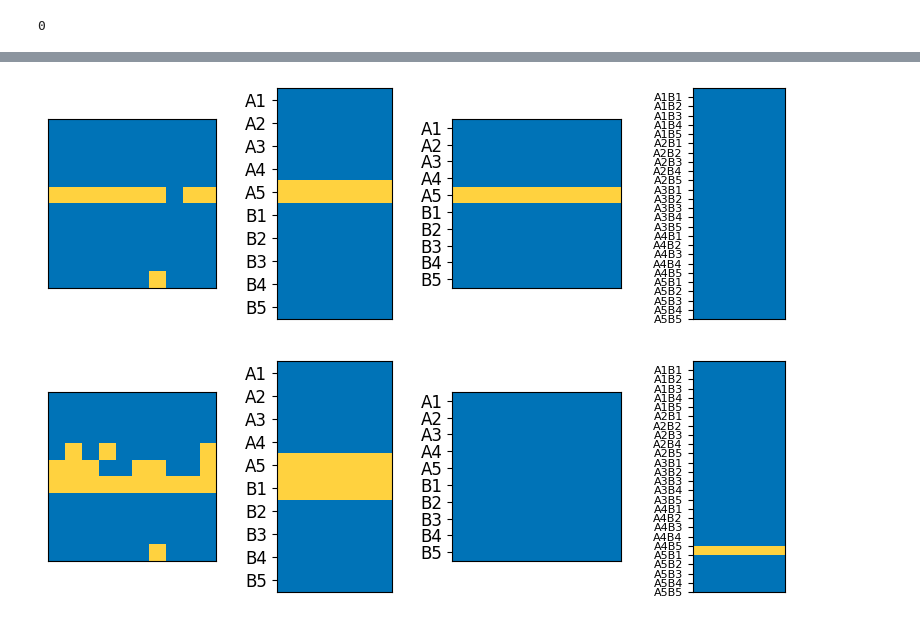
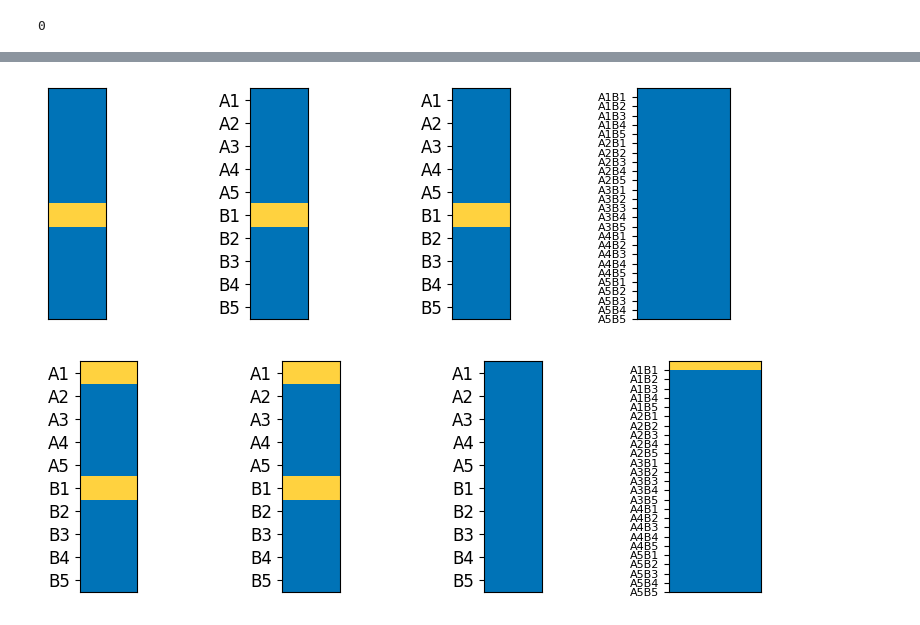
Before and after one commit to albesagonzalez/sensory-semantic-episodes, a Jupyter notebook: Figure_4.ipynb, the cells around one changed output, grey strips where cells are left out. Saved outputs shown, nothing was run; the diff lists cells and outputs as text; code cells hidden in the pictures.

```diff
--- a/Figure_4.ipynb
+++ b/Figure_4.ipynb
@@ -181,5 +96,8 @@ Passing `palette` without assigning `hue` is deprecated and will be removed in v
 # %%
-network = higher_order_selectivity('scrambled', 0, recording_parameters, input_params, latent_specs, initial_network_path, get_network=True)
+initial_network_path = "checkpoints/network_3_B.pt"
+
+
+network = higher_order_selectivity('intact', 1, recording_parameters, input_params, latent_specs, initial_network_path, get_network=True)
 # %% [output]
 0
 50
@@ -250,70 +169,43 @@ ctx, _ = network.activation(ctx_hat, 'ctx', sleep=True, subregion_index=0)
 
 
 fig, ax = plt.subplots(1, 4, figsize=(10, 3))
-ax[0].imshow(mtl[:100].reshape((-1, 10)), cmap=blue_yellow)
-ax[1].imshow(mtl[100:][network.ordered_indices_mtl_semantic[:50]].reshape((-1, 5)), cmap=blue_yellow)
-ax[2].imshow(ctx[network.ordered_indices_ctx][:100].reshape((-1, 10)), cmap=blue_yellow)
+ax[0].imshow(mtl[:100].reshape((-1, 5)), cmap=blue_yellow)
+ax[1].imshow(mtl[100:][network.ordered_indices_mtl_semantic].reshape((-1, 5)), cmap=blue_yellow)
+ax[2].imshow(ctx[network.ordered_indices_ctx][:100].reshape((-1, 5)), cmap=blue_yellow)
 ax[3].imshow(ctx[network.ordered_indices_ctx_episodes[:250]].reshape((-1, 10)), cmap=blue_yellow)
 ax[0].set_xticks([])
 ax[0].set_yticks([])
 ax[1].set_xticks([])
 ax[1].set_yticks([])
 ax[2].set_xticks([])
 ax[3].set_xticks([])
 
 
-# Example parameters
-N = 10  # Total number of y-axis ticks (from 0 to N)
-NA = 5   # Number of A groups
-NB = 5   # Number of B groups
-M = N // (NA + NB)  # Size of each group (equal-sized labels)
-
-# Generate labels
-labels_A = [f"A{i+1}" for i in range(NA)]
-labels_B = [f"B{i+1}" for i in range(NB)]
-labels = labels_A + labels_B
-# Positions for labels (centered in each segment)
-positions = [M * i for i in range(NA + NB)]
-
 
 ax[1].set_yticks(positions, labels, fontsize=12)
-
-# Example parameters
-N = 10  # Total number of y-axis ticks (from 0 to N)
-NA = 5   # Number of A groups
-NB = 5   # Number of B groups
-M = N // (NA + NB)  # Size of each group (equal-sized labels)
-
-# Generate labels
-labels_A = [f"A{i+1}" for i in range(NA)]
-labels_B = [f"B{i+1}" for i in range(NB)]
-labels = labels_A + labels_B
-# Positions for labels (centered in each segment)
-positions = [M * i for i in range(NA + NB)]
-
 ax[2].set_yticks(positions, labels, fontsize=12)
 
 
 
 
 # Example parameters
 N = 25  # Total number of y-axis ticks (from 0 to N)
 NA = 5   # Number of A groups
 NB = 5   # Number of B groups
 M = N // (NA * NB)  # Size of each group (equal-sized segments for each AiBj)
 
 # Generate combination labels
 labels_episodes = [f"A{i+1}B{j+1}" for i in range(NA) for j in range(NB)]
 
 # Positions for labels (centered in each segment)
 positions_episodes = [M * (k + 0.5) for k in range(NA * NB)]
 
 
 ax[3].set_yticks(positions_episodes, labels_episodes, fontsize=8)
 
 plt.savefig('Figures_SVG/6b2.svg', dpi=300, transparent=True)
 # %% [output]
-[figure, old version]
+[figure, new version]
 # %%
 semantic_charge = 2
 mtl_sparsity = (semantic_charge/network.max_semantic_charge_input)*network.mtl_sparsity.clone()
@@ -326,9 +218,9 @@ ctx, _ = network.activation(ctx_hat, 'ctx', sleep=True, subregion_index=1)
 
 
 fig, ax = plt.subplots(1, 4, figsize=(10, 3))
-ax[0].imshow(mtl[:100].reshape((-1, 10)), cmap=blue_yellow)
-ax[1].imshow(mtl[100:][network.ordered_indices_mtl_semantic[:50]].reshape((-1, 5)), cmap=blue_yellow)
-ax[2].imshow(ctx[:100].reshape((-1, 10)), cmap=blue_yellow)
+ax[0].imshow(mtl[:100].reshape((-1, 5)), cmap=blue_yellow)
+ax[1].imshow(mtl[100:][network.ordered_indices_mtl_semantic].reshape((-1, 5)), cmap=blue_yellow)
+ax[2].imshow(ctx[:100].reshape((-1, 5)), cmap=blue_yellow)
 ax[3].imshow(ctx[network.ordered_indices_ctx_episodes][:250].reshape((-1, 10)), cmap=blue_yellow)
 ax[0].set_xticks([])
 ax[0].set_yticks([])
@@ -337,36 +229,9 @@ ax[1].set_yticks([])
 ax[2].set_xticks([])
 ax[3].set_xticks([])
 
-# Example parameters
-N = 10  # Total number of y-axis ticks (from 0 to N)
-NA = 5   # Number of A groups
-NB = 5   # Number of B groups
-M = N // (NA + NB)  # Size of each group (equal-sized labels)
 
-# Generate labels
-labels_A = [f"A{i+1}" for i in range(NA)]
-labels_B = [f"B{i+1}" for i in range(NB)]
-labels = labels_A + labels_B
-# Positions for labels (centered in each segment)
-positions = [M * i for i in range(NA + NB)]
-
-
+ax[0].set_yticks(positions, labels, fontsize=12)
 ax[1].set_yticks(positions, labels, fontsize=12)
-
-
-# Example parameters
-N = 10  # Total number of y-axis ticks (from 0 to N)
-NA = 5   # Number of A groups
-NB = 5   # Number of B groups
-M = N // (NA + NB)  # Size of each group (equal-sized labels)
-
-# Generate labels
-labels_A = [f"A{i+1}" for i in range(NA)]
-labels_B = [f"B{i+1}" for i in range(NB)]
-labels = labels_A + labels_B
-# Positions for labels (centered in each segment)
-positions = [M * i for i in range(NA + NB)]
-
 ax[2].set_yticks(positions, labels, fontsize=12)
 
 # Example parameters
@@ -387,7 +252,7 @@ ax[3].set_yticks(positions_episodes, labels_episodes, fontsize=8)
 
 plt.savefig('Figures_SVG/6b3.svg', dpi=300, transparent=True)
 # %% [output]
-[figure, old version]
+[figure, new version]
 # %%
 mtl = torch.stack(network.activity_recordings["mtl"], axis=0)[network.awake_indices][-1]
 ctx = torch.stack(network.activity_recordings["ctx"], axis=0)[network.awake_indices][-1]
```
Also changed, not shown: parts of 26 cells of this notebook, 3 other files.
